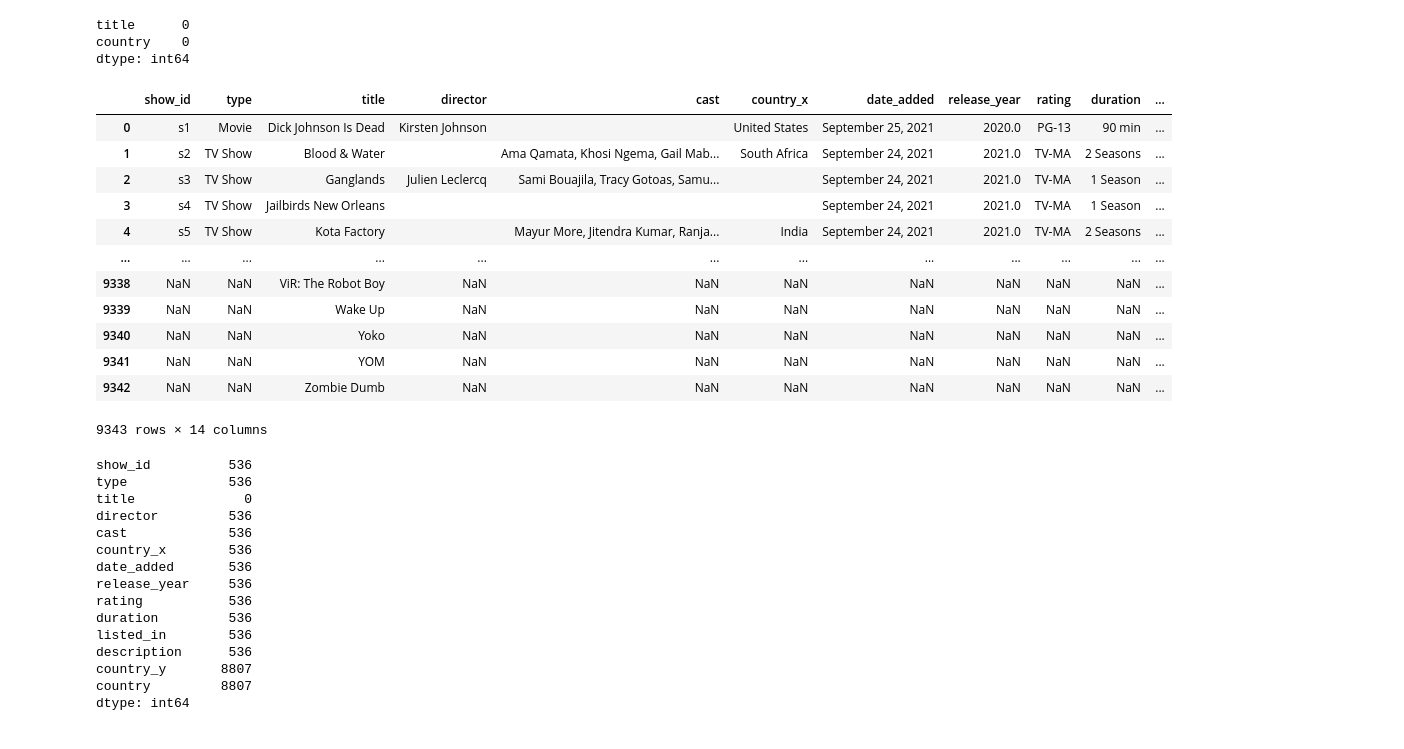
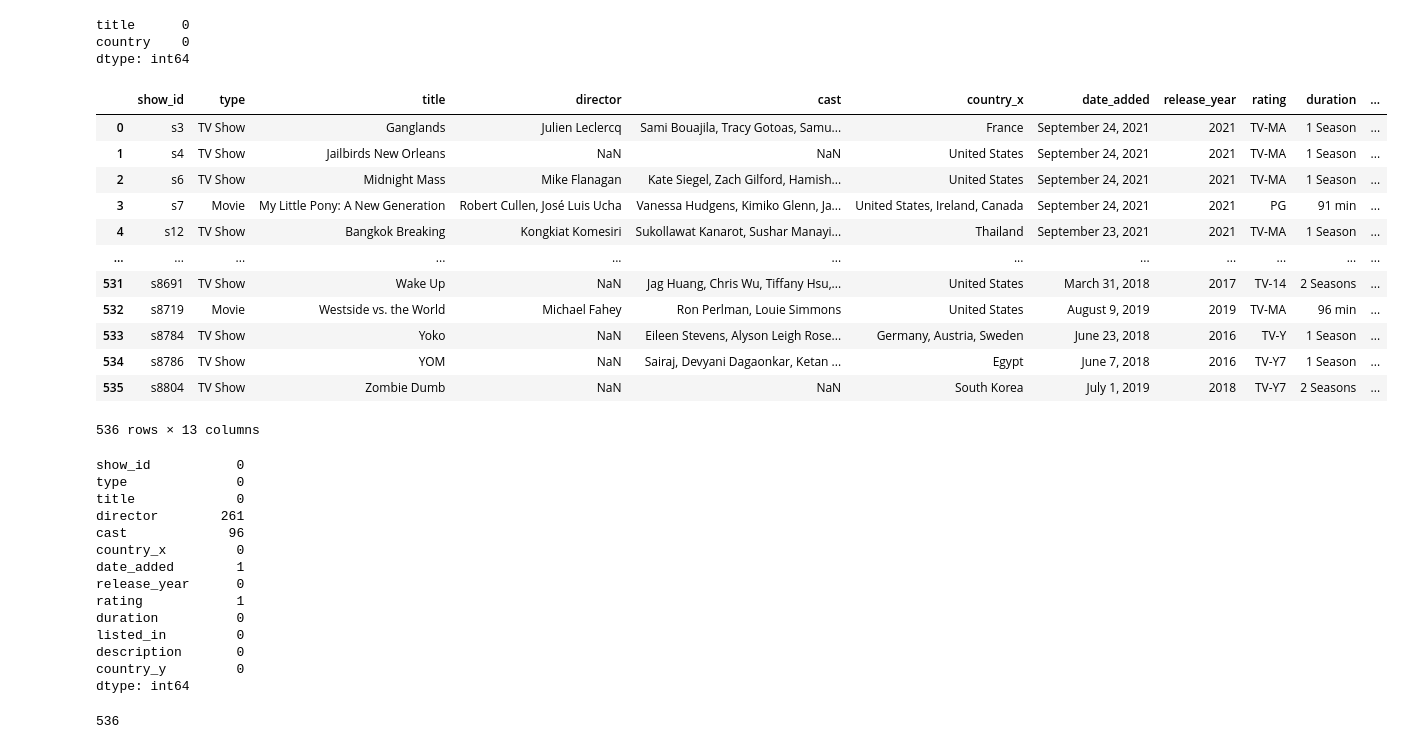
Before and after one commit to khris51/Project-3, a Jupyter notebook: api_req.ipynb, the cells around one changed output. Saved outputs shown, nothing was run; the diff lists cells and outputs as text; code cells hidden in the pictures.

```diff
--- a/api_req.ipynb
+++ b/api_req.ipynb
@@ -3,10 +3,21 @@ import pandas as pd
 import os
 import csv
 import requests
+import folium
+from folium.plugins import MarkerCluster, HeatMap
+from ipywidgets import interact, Dropdown
+
+import country_converter as coco
+import pycountry
+import geopandas as gpd
+
+
+
+
 
 
 # Join Netflix_titles.csv
-csvpath1 = os.path.join('..','Netflix Project', 'netflix_titles.csv')
+csvpath1 = os.path.join('..','Project-3', 'netflix_titles.csv')
 with open(csvpath1, 'r', encoding='utf-8') as csvfile:
     csvreader = csv.reader(csvfile, delimiter=',')
     for row in csvreader:
@@ -94,41 +105,43 @@ country    0
 dtype: int64
 # %%
 # Merge `updated_df` with `new_df` on 'title' column
-updated_df = updated_df.merge(new_df, on='title', how='left', suffixes=('', '_new'))
+updated_df = netflix.merge(new_df, on='title', how='inner')
 
-# Drop the extra 'country_new' column
-updated_df.drop('country_new', axis=1, inplace=True)
+# Update 'country' column in updated_df with values from new_df
+updated_df.loc[updated_df['country_x'].isnull(), 'country_x'] = updated_df['country_y']
 
 updated_df
 # %% [output]
 |  | show_id | type | title | director | cast | country_x | date_added | release_year | rating | duration | ... |
-| 0 | s1 | Movie | Dick Johnson Is Dead | Kirsten Johnson |  | United States | September 25, 2021 | 2020.0 | PG-13 | 90 min | ... |
-| 1 | s2 | TV Show | Blood & Water |  | Ama Qamata, Khosi Ngema, Gail Mab... | South Africa | September 24, 2021 | 2021.0 | TV-MA | 2 Seasons | ... |
-| 2 | s3 | TV Show | Ganglands | Julien Leclercq | Sami Bouajila, Tracy Gotoas, Samu... |  | September 24, 2021 | 2021.0 | TV-MA | 1 Season | ... |
-| 3 | s4 | TV Show | Jailbirds New Orleans |  |  |  | September 24, 2021 | 2021.0 | TV-MA | 1 Season | ... |
-| 4 | s5 | TV Show | Kota Factory |  | Mayur More, Jitendra Kumar, Ranja... | India | September 24, 2021 | 2021.0 | TV-MA | 2 Seasons | ... |
+| 0 | s3 | TV Show | Ganglands | Julien Leclercq | Sami Bouajila, Tracy Gotoas, Samu... | France | September 24, 2021 | 2021 | TV-MA | 1 Season | ... |
+| 1 | s4 | TV Show | Jailbirds New Orleans | NaN | NaN | United States | September 24, 2021 | 2021 | TV-MA | 1 Season | ... |
+| 2 | s6 | TV Show | Midnight Mass | Mike Flanagan | Kate Siegel, Zach Gilford, Hamish... | United States | September 24, 2021 | 2021 | TV-MA | 1 Season | ... |
+| 3 | s7 | Movie | My Little Pony: A New Generation | Robert Cullen, José Luis Ucha | Vanessa Hudgens, Kimiko Glenn, Ja... | United States, Ireland, Canada | September 24, 2021 | 2021 | PG | 91 min | ... |
+| 4 | s12 | TV Show | Bangkok Breaking | Kongkiat Komesiri | Sukollawat Kanarot, Sushar Manayi... | Thailand | September 23, 2021 | 2021 | TV-MA | 1 Season | ... |
 | ... | ... | ... | ... | ... | ... | ... | ... | ... | ... | ... | ... |
-| 9338 | NaN | NaN | ViR: The Robot Boy | NaN | NaN | NaN | NaN | NaN | NaN | NaN | ... |
-| 9339 | NaN | NaN | Wake Up | NaN | NaN | NaN | NaN | NaN | NaN | NaN | ... |
-| 9340 | NaN | NaN | Yoko | NaN | NaN | NaN | NaN | NaN | NaN | NaN | ... |
-| 9341 | NaN | NaN | YOM | NaN | NaN | NaN | NaN | NaN | NaN | NaN | ... |
-| 9342 | NaN | NaN | Zombie Dumb | NaN | NaN | NaN | NaN | NaN | NaN | NaN | ... |
+| 531 | s8691 | TV Show | Wake Up | NaN | Jag Huang, Chris Wu, Tiffany Hsu,... | United States | March 31, 2018 | 2017 | TV-14 | 2 Seasons | ... |
+| 532 | s8719 | Movie | Westside vs. the World | Michael Fahey | Ron Perlman, Louie Simmons | United States | August 9, 2019 | 2019 | TV-MA | 96 min | ... |
+| 533 | s8784 | TV Show | Yoko | NaN | Eileen Stevens, Alyson Leigh Rose... | Germany, Austria, Sweden | June 23, 2018 | 2016 | TV-Y | 1 Season | ... |
+| 534 | s8786 | TV Show | YOM | NaN | Sairaj, Devyani Dagaonkar, Ketan ... | Egypt | June 7, 2018 | 2016 | TV-Y7 | 1 Season | ... |
+| 535 | s8804 | TV Show | Zombie Dumb | NaN | NaN | South Korea | July 1, 2019 | 2018 | TV-Y7 | 2 Seasons | ... |
-9343 rows × 14 columns
+536 rows × 13 columns
 # %%
 print(updated_df.isnull().sum())
+updated_df.shape[0]
+# updated_df['release_year'].unique()
 # %% [output]
-show_id          536
-type             536
-title              0
-director         536
-cast             536
-country_x        536
-date_added       536
-release_year     536
-rating           536
-duration         536
-listed_in        536
-description      536
-country_y       8807
-country         8807
+show_id           0
+type              0
+title             0
+director        261
+cast             96
+country_x         0
+date_added        1
+release_year      0
+rating            1
+duration          0
+listed_in         0
+description       0
+country_y         0
 dtype: int64
+536
```
Also changed, not shown: parts of 13 cells of this notebook, 2 other files.
